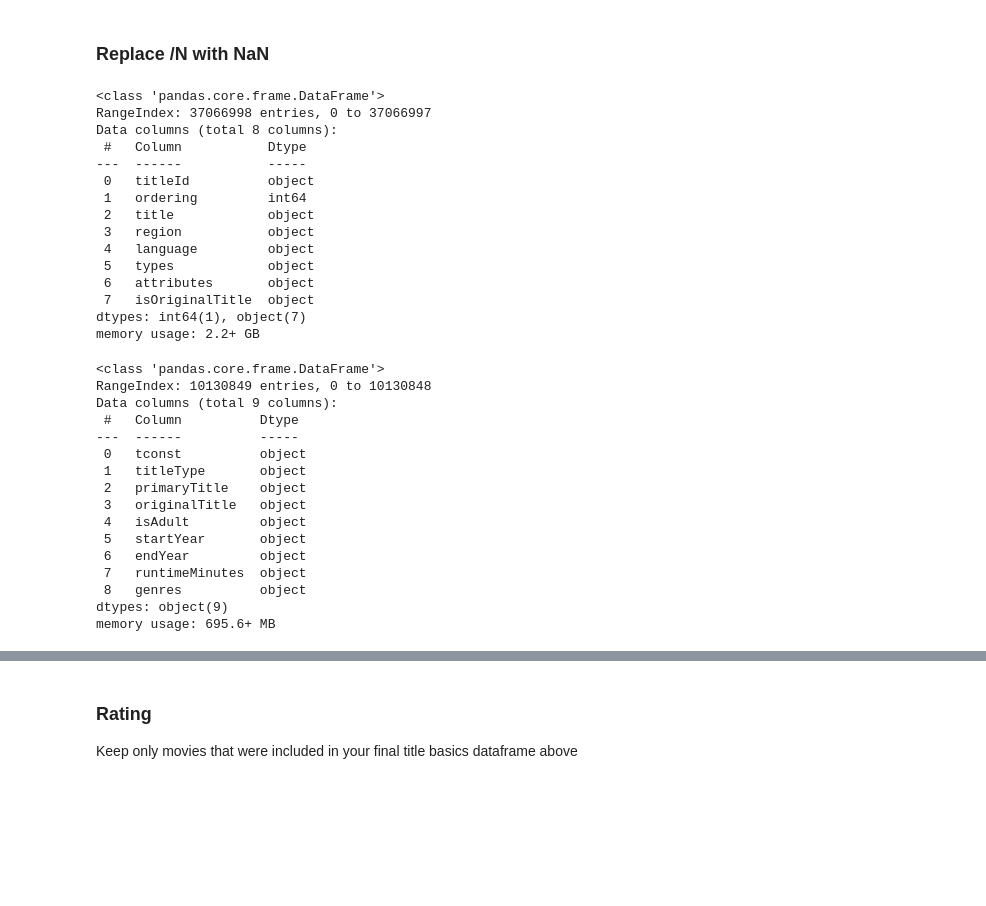
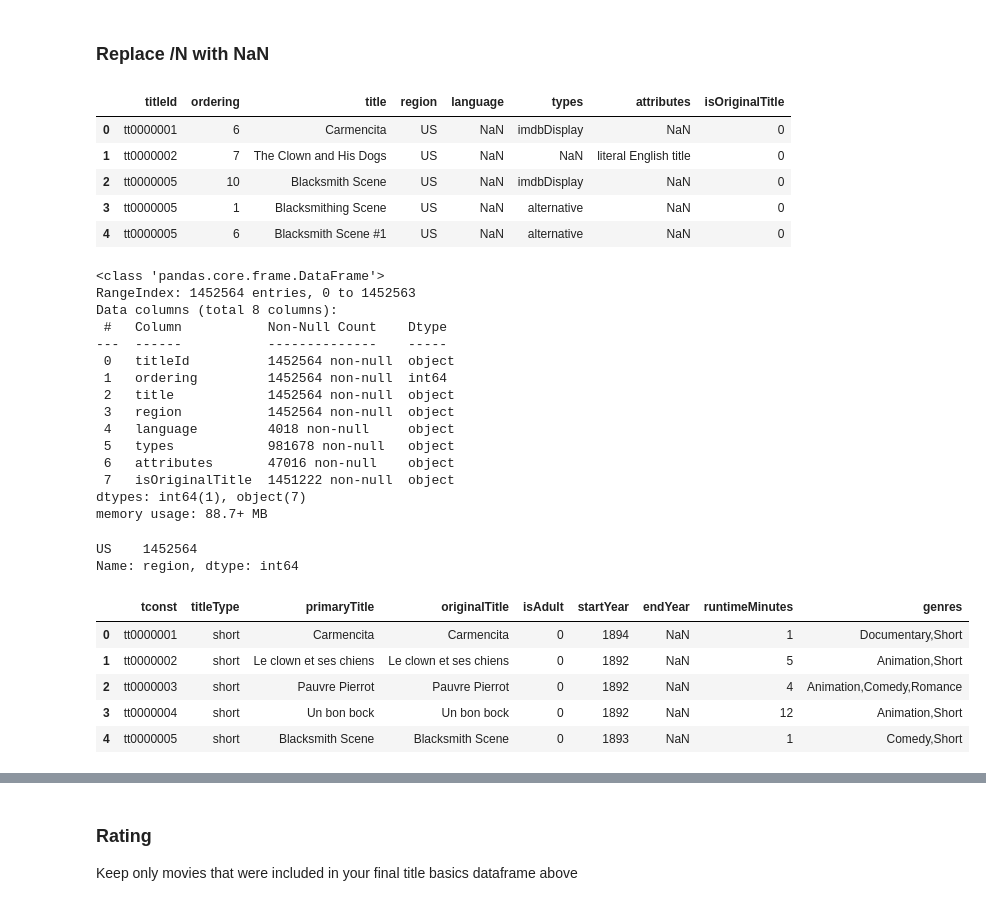
Before and after one commit to kassiedancer92/IDBM_Project3, a Jupyter notebook: Part 1- Movie.ipynb, the cells around one changed output, grey strips where cells are left out. Cells and saved outputs as stored; diff of their text form; code cells hidden in the pictures; blank space fills up the shorter version.

```diff
--- a/Part 1- Movie.ipynb
+++ b/Part 1- Movie.ipynb
@@ -43,42 +43,46 @@ rating.head()
 #Replace "\N" with np.nan
 akas = akas.replace({'\\N':np.nan})
 #Verify the change
-akas.info()
+akas.head()
 # %% [output]
-<class 'pandas.core.frame.DataFrame'>
-RangeIndex: 37066998 entries, 0 to 37066997
-Data columns (total 8 columns):
- #   Column           Dtype
----  ------           -----
- 0   titleId          object
- 1   ordering         int64
- 2   title            object
- 3   region           object
- 4   language         object
- 5   types            object
- 6   attributes       object
- 7   isOriginalTitle  object
-dtypes: int64(1), object(7)
-memory usage: 2.2+ GB
+|  | titleId | ordering | title | region | language | types | attributes | isOriginalTitle |
+| 0 | tt0000001 | 6 | Carmencita | US | NaN | imdbDisplay | NaN | 0 |
+| 1 | tt0000002 | 7 | The Clown and His Dogs | US | NaN | NaN | literal English title | 0 |
+| 2 | tt0000005 | 10 | Blacksmith Scene | US | NaN | imdbDisplay | NaN | 0 |
+| 3 | tt0000005 | 1 | Blacksmithing Scene | US | NaN | alternative | NaN | 0 |
+| 4 | tt0000005 | 6 | Blacksmith Scene #1 | US | NaN | alternative | NaN | 0 |
+# %%
+akas.info()
+
+#Check to make sure the US is the only value in region
+akas['region'].value_counts()
+# %% [output]
+<class 'pandas.core.frame.DataFrame'>
+RangeIndex: 1452564 entries, 0 to 1452563
+Data columns (total 8 columns):
+ #   Column           Non-Null Count    Dtype
+---  ------           --------------    -----
+ 0   titleId          1452564 non-null  object
+ 1   ordering         1452564 non-null  int64
+ 2   title            1452564 non-null  object
+ 3   region           1452564 non-null  object
+ 4   language         4018 non-null     object
+ 5   types            981678 non-null   object
+ 6   attributes       47016 non-null    object
+ 7   isOriginalTitle  1451222 non-null  object
+dtypes: int64(1), object(7)
+memory usage: 88.7+ MB
+US    1452564
+Name: region, dtype: int64
 # %%
 #Replace "\N" with np.nan
 basics = basics.replace({'\\N':np.nan})
 #Verify the change
-basics.info()
+basics.head()
 # %% [output]
-<class 'pandas.core.frame.DataFrame'>
-RangeIndex: 10130849 entries, 0 to 10130848
-Data columns (total 9 columns):
- #   Column          Dtype
----  ------          -----
- 0   tconst          object
- 1   titleType       object
- 2   primaryTitle    object
- 3   originalTitle   object
- 4   isAdult         object
- 5   startYear       object
- 6   endYear         object
- 7   runtimeMinutes  object
- 8   genres          object
-dtypes: object(9)
-memory usage: 695.6+ MB
+|  | tconst | titleType | primaryTitle | originalTitle | isAdult | startYear | endYear | runtimeMinutes | genres |
+| 0 | tt0000001 | short | Carmencita | Carmencita | 0 | 1894 | NaN | 1 | Documentary,Short |
+| 1 | tt0000002 | short | Le clown et ses chiens | Le clown et ses chiens | 0 | 1892 | NaN | 5 | Animation,Short |
+| 2 | tt0000003 | short | Pauvre Pierrot | Pauvre Pierrot | 0 | 1892 | NaN | 4 | Animation,Comedy,Romance |
+| 3 | tt0000004 | short | Un bon bock | Un bon bock | 0 | 1892 | NaN | 12 | Animation,Short |
+| 4 | tt0000005 | short | Blacksmith Scene | Blacksmith Scene | 0 | 1893 | NaN | 1 | Comedy,Short |
```
Also changed, not shown: parts of 16 cells of this notebook, 6 other files.
